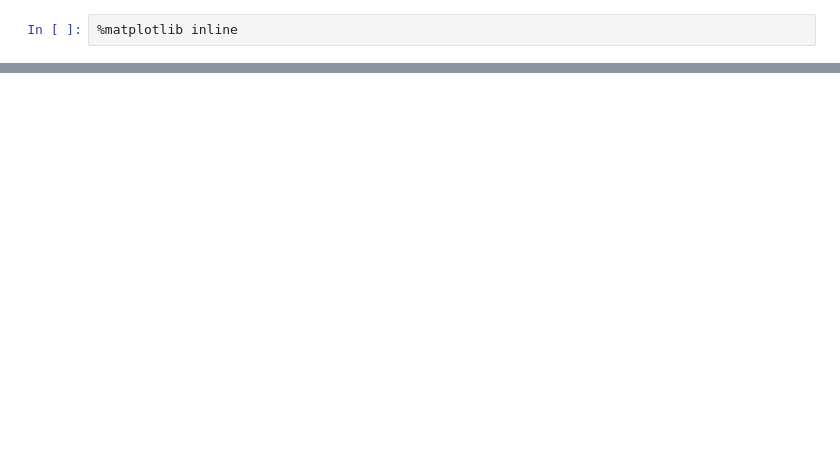
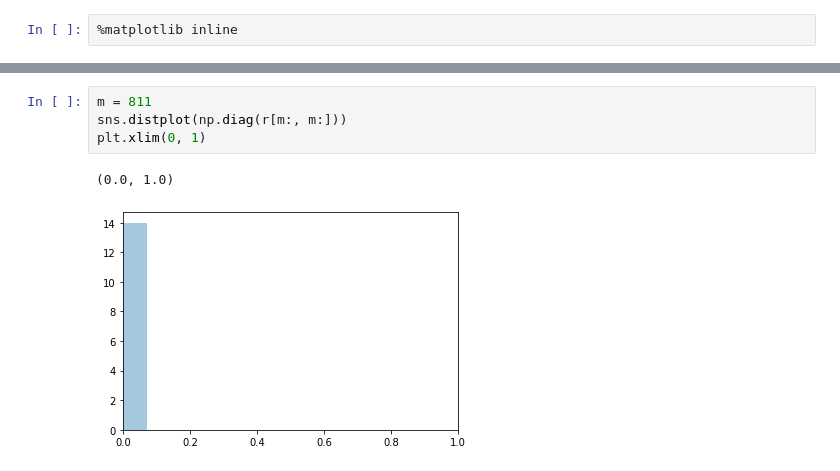
Before and after one commit to promised-ai/changepoint, a Jupyter notebook: examples/treasury_bill.ipynb, the cells around one changed output, grey strips where cells are left out. Cells and saved outputs as stored; diff of their text form; blank space fills up the shorter version.

```diff
--- a/examples/treasury_bill.ipynb
+++ b/examples/treasury_bill.ipynb
@@ -60,0 +154,7 @@ ax.set_ylim(0, max_length)
+# %%
+m = 811
+sns.distplot(np.diag(r[m:, m:]))
+plt.xlim(0, 1)
+# %% [output]
+(0.0, 1.0)
+[figure, added]
```
Also changed, not shown: parts of 19 cells of this notebook, 10 other files.
